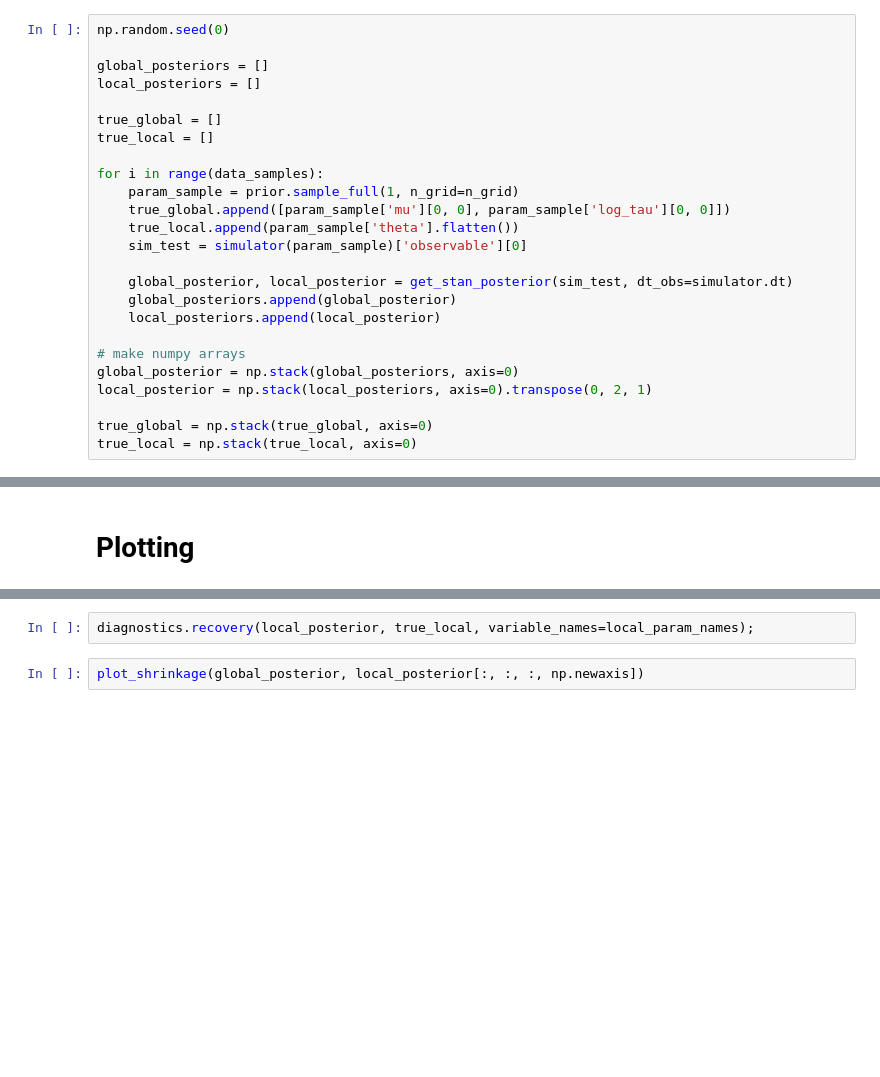
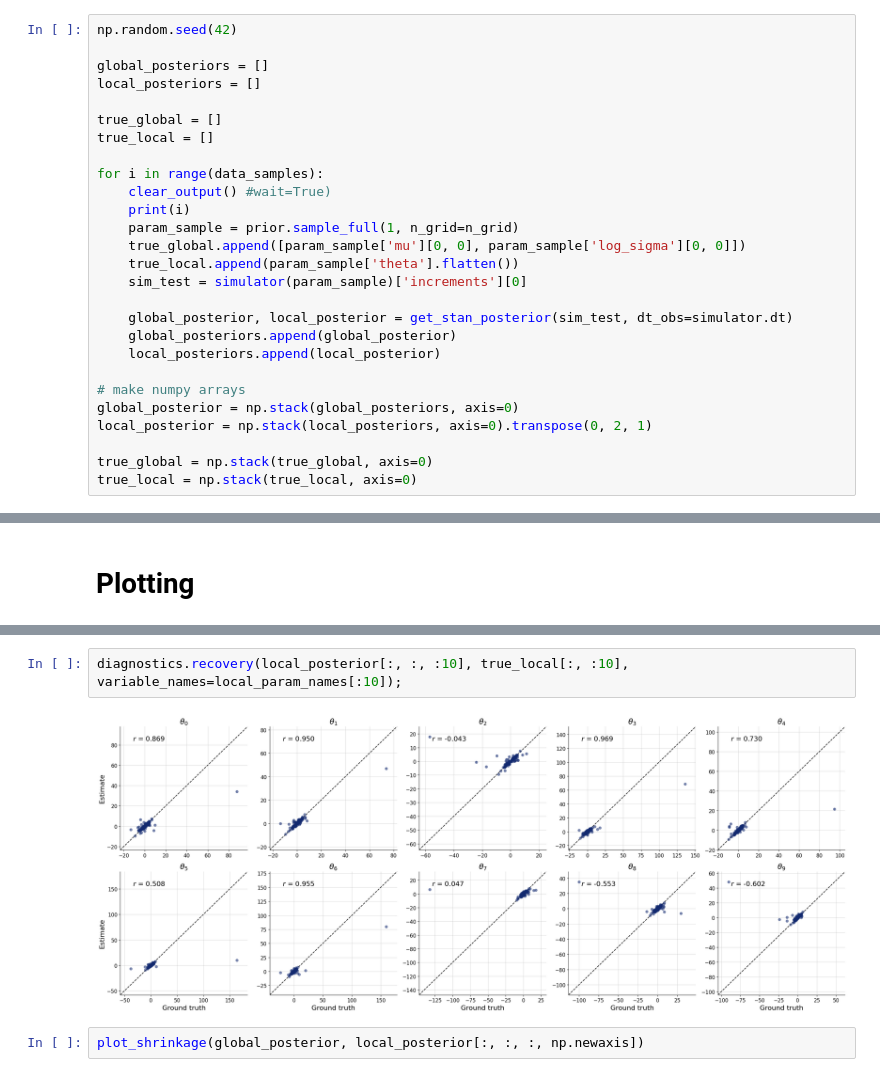
Before and after one commit to bayesflow-org/hierarchical-abi, a Jupyter notebook: gaussian grid STAN.ipynb, the cells around one changed output, grey strips where cells are left out. Drawn from its saved outputs; the diff is of its cells as text; blank space fills up the shorter version.

```diff
--- a/gaussian grid STAN.ipynb
+++ b/gaussian grid STAN.ipynb
@@ -40,5 +62,5 @@ visualize_simulation_output(sim_test)
 # %%
-np.random.seed(0)
+np.random.seed(42)
 
 global_posteriors = []
 local_posteriors = []
@@ -47,10 +69,12 @@ true_global = []
 true_local = []
 
 for i in range(data_samples):
+    clear_output() #wait=True)
+    print(i)
     param_sample = prior.sample_full(1, n_grid=n_grid)
-    true_global.append([param_sample['mu'][0, 0], param_sample['log_tau'][0, 0]])
+    true_global.append([param_sample['mu'][0, 0], param_sample['log_sigma'][0, 0]])
     true_local.append(param_sample['theta'].flatten())
-    sim_test = simulator(param_sample)['observable'][0]
+    sim_test = simulator(param_sample)['increments'][0]
 
     global_posterior, local_posterior = get_stan_posterior(sim_test, dt_obs=simulator.dt)
     global_posteriors.append(global_posterior)
@@ -75,4 +121,6 @@ diagnostics.calibration_ecdf(global_posterior, true_global, difference=True, var
 # %%
-diagnostics.recovery(local_posterior, true_local, variable_names=local_param_names);
+diagnostics.recovery(local_posterior[:, :, :10], true_local[:, :10], variable_names=local_param_names[:10]);
+# %% [output]
+[figure, added]
 # %%
 plot_shrinkage(global_posterior, local_posterior[:, :, :, np.newaxis])
```
Also changed, not shown: parts of 5 cells of this notebook, 5 other files.
